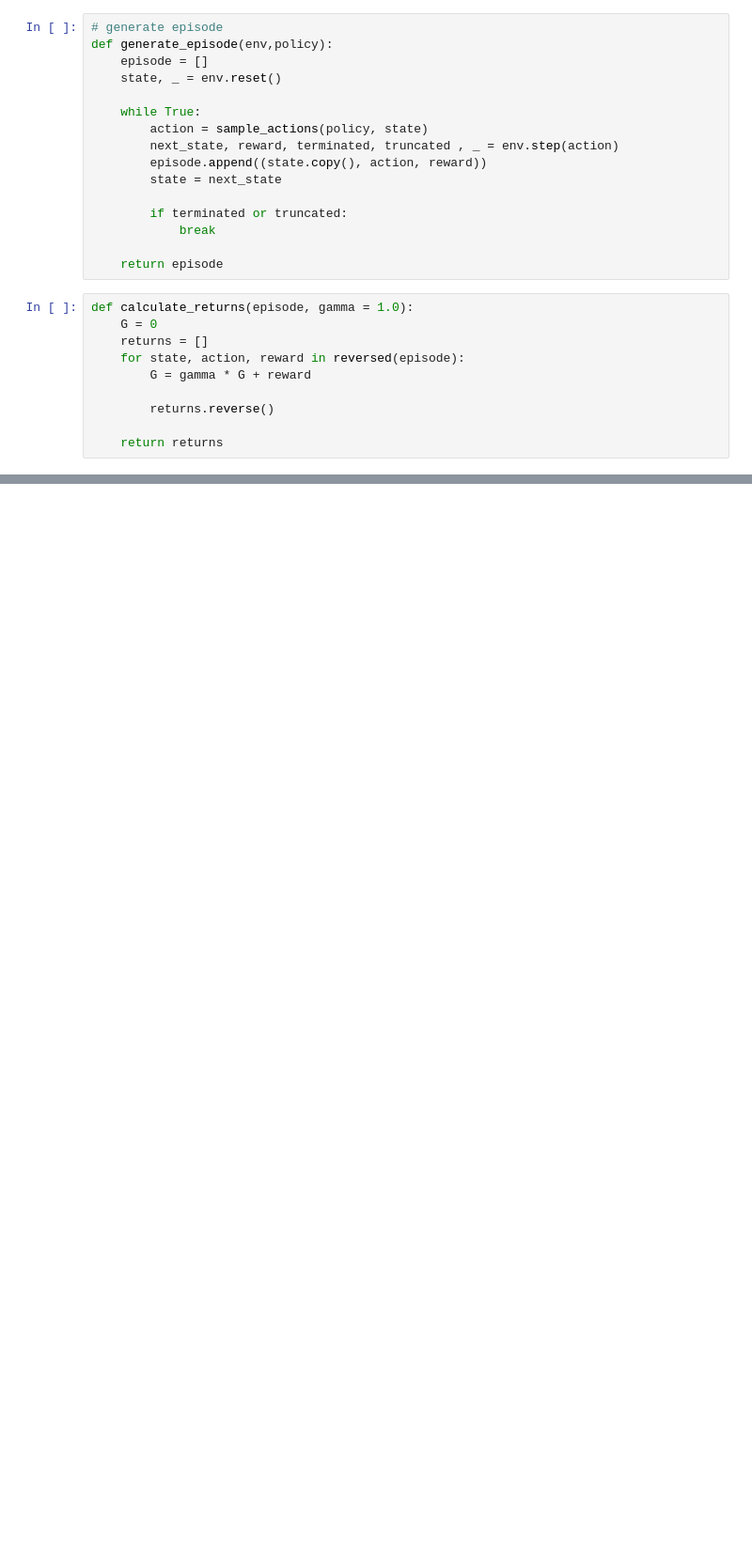
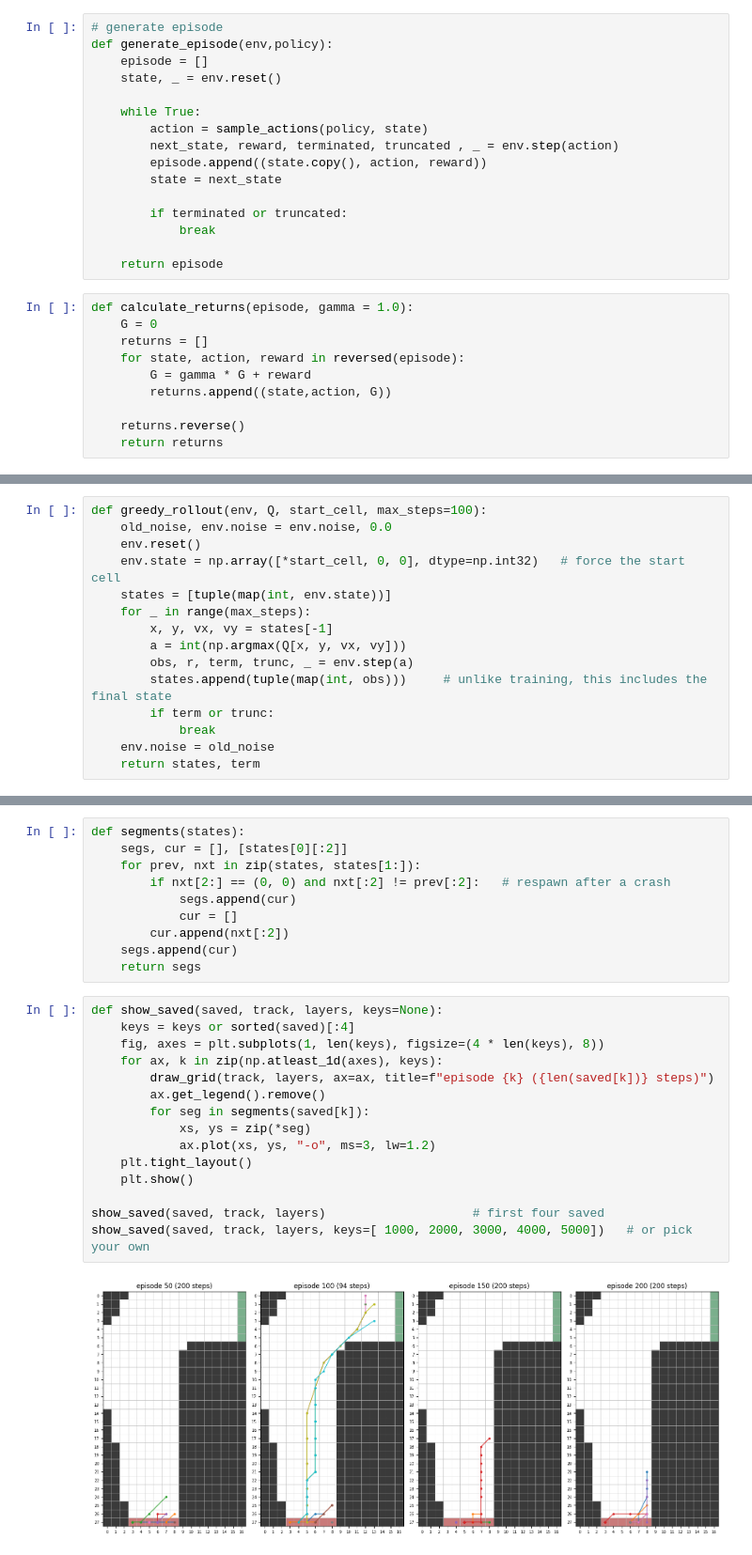
Before and after one commit to DebatableMiracle/Monte_carlo_sutton_barto, a Jupyter notebook: racetrack.ipynb, the cells around one changed output, grey strips where cells are left out. Shown at 94% size. Drawn from its saved outputs; the diff is of its cells as text; blank space fills up the shorter version.

```diff
--- a/racetrack.ipynb
+++ b/racetrack.ipynb
@@ -399,7 +398,7 @@ def calculate_returns(episode, gamma = 1.0):
     returns = []
     for state, action, reward in reversed(episode):
         G = gamma * G + reward
+        returns.append((state,action, G))
 
-        returns.reverse()
-
+    returns.reverse()
     return returns
@@ -405,0 +440,15 @@ def calculate_returns(episode, gamma = 1.0):
+# %%
+def greedy_rollout(env, Q, start_cell, max_steps=100):
+    old_noise, env.noise = env.noise, 0.0
+    env.reset()
+    env.state = np.array([*start_cell, 0, 0], dtype=np.int32)   # force the start cell
+    states = [tuple(map(int, env.state))]
+    for _ in range(max_steps):
+        x, y, vx, vy = states[-1]
+        a = int(np.argmax(Q[x, y, vx, vy]))
+        obs, r, term, trunc, _ = env.step(a)
+        states.append(tuple(map(int, obs)))     # unlike training, this includes the final state
+        if term or trunc:
+            break
+    env.noise = old_noise
+    return states, term
@@ -405,0 +515,27 @@ def calculate_returns(episode, gamma = 1.0):
+# %%
+def segments(states):
+    segs, cur = [], [states[0][:2]]
+    for prev, nxt in zip(states, states[1:]):
+        if nxt[2:] == (0, 0) and nxt[:2] != prev[:2]:   # respawn after a crash
+            segs.append(cur)
+            cur = []
+        cur.append(nxt[:2])
+    segs.append(cur)
+    return segs
+# %%
+def show_saved(saved, track, layers, keys=None):
+    keys = keys or sorted(saved)[:4]
+    fig, axes = plt.subplots(1, len(keys), figsize=(4 * len(keys), 8))
+    for ax, k in zip(np.atleast_1d(axes), keys):
+        draw_grid(track, layers, ax=ax, title=f"episode {k} ({len(saved[k])} steps)")
+        ax.get_legend().remove()
+        for seg in segments(saved[k]):
+            xs, ys = zip(*seg)
+            ax.plot(xs, ys, "-o", ms=3, lw=1.2)
+    plt.tight_layout()
+    plt.show()
+
+show_saved(saved, track, layers)                    # first four saved
+show_saved(saved, track, layers, keys=[ 1000, 2000, 3000, 4000, 5000])   # or pick your own
+# %% [output]
+[figure, added]
```
Also changed, not shown: parts of 13 cells of this notebook, 11 other files.
